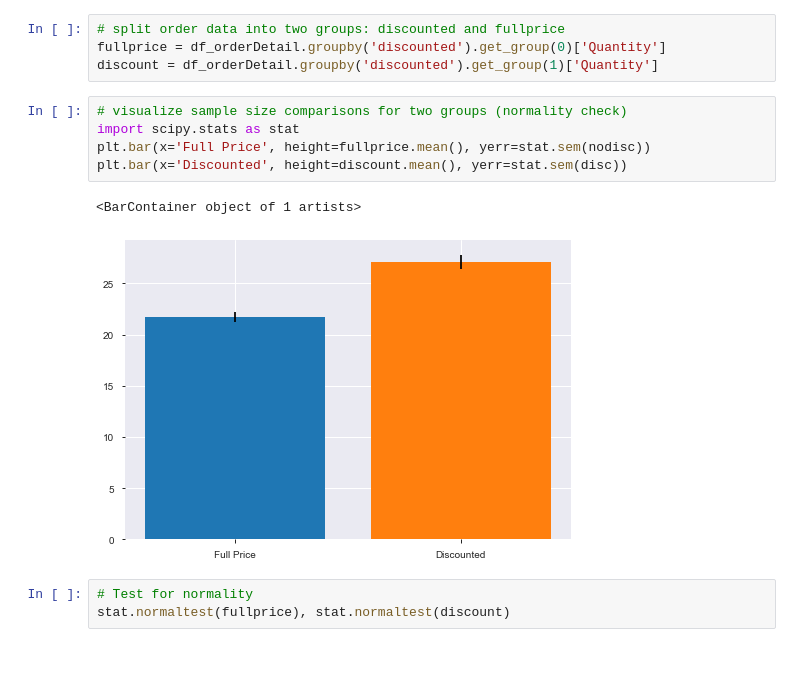
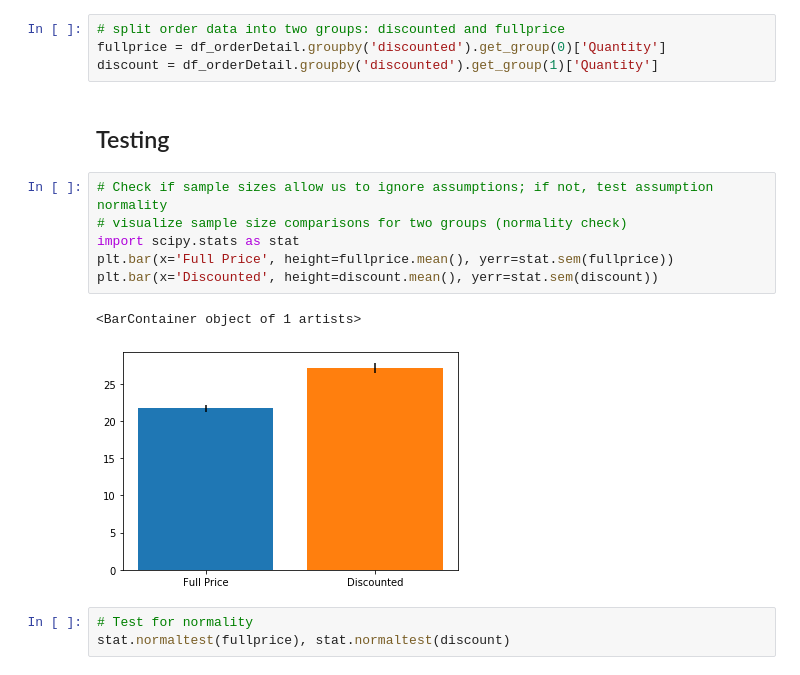
Before and after one commit to alphasentaurii/northwind-sql-database-project, a Jupyter notebook: student_draft1.ipynb, the cells around one changed output. Saved outputs shown, nothing was run; the diff lists cells and outputs as text.

```diff
--- a/student_draft1.ipynb
+++ b/student_draft1.ipynb
@@ -186,14 +279,17 @@ Name: Discount, dtype: int64
 # split order data into two groups: discounted and fullprice
 fullprice = df_orderDetail.groupby('discounted').get_group(0)['Quantity']
 discount = df_orderDetail.groupby('discounted').get_group(1)['Quantity']
+# %% [markdown]
+## Testing
 # %%
+# Check if sample sizes allow us to ignore assumptions; if not, test assumption normality
 # visualize sample size comparisons for two groups (normality check)
 import scipy.stats as stat
-plt.bar(x='Full Price', height=fullprice.mean(), yerr=stat.sem(nodisc))
-plt.bar(x='Discounted', height=discount.mean(), yerr=stat.sem(disc))
+plt.bar(x='Full Price', height=fullprice.mean(), yerr=stat.sem(fullprice))
+plt.bar(x='Discounted', height=discount.mean(), yerr=stat.sem(discount))
 # %% [output]
 <BarContainer object of 1 artists>
-[figure, old version]
+[figure, new version]
 # %%
 # Test for normality
 stat.normaltest(fullprice), stat.normaltest(discount)
```
Also changed, not shown: parts of 81 cells of this notebook.
